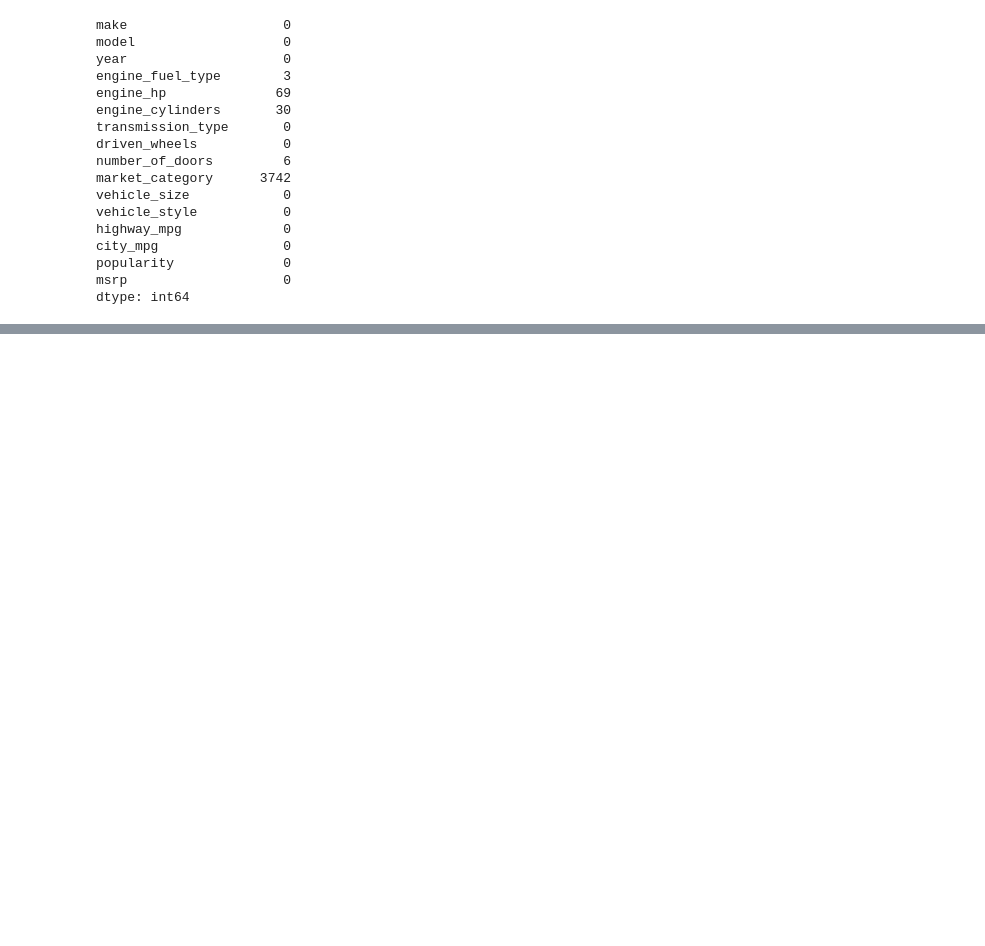
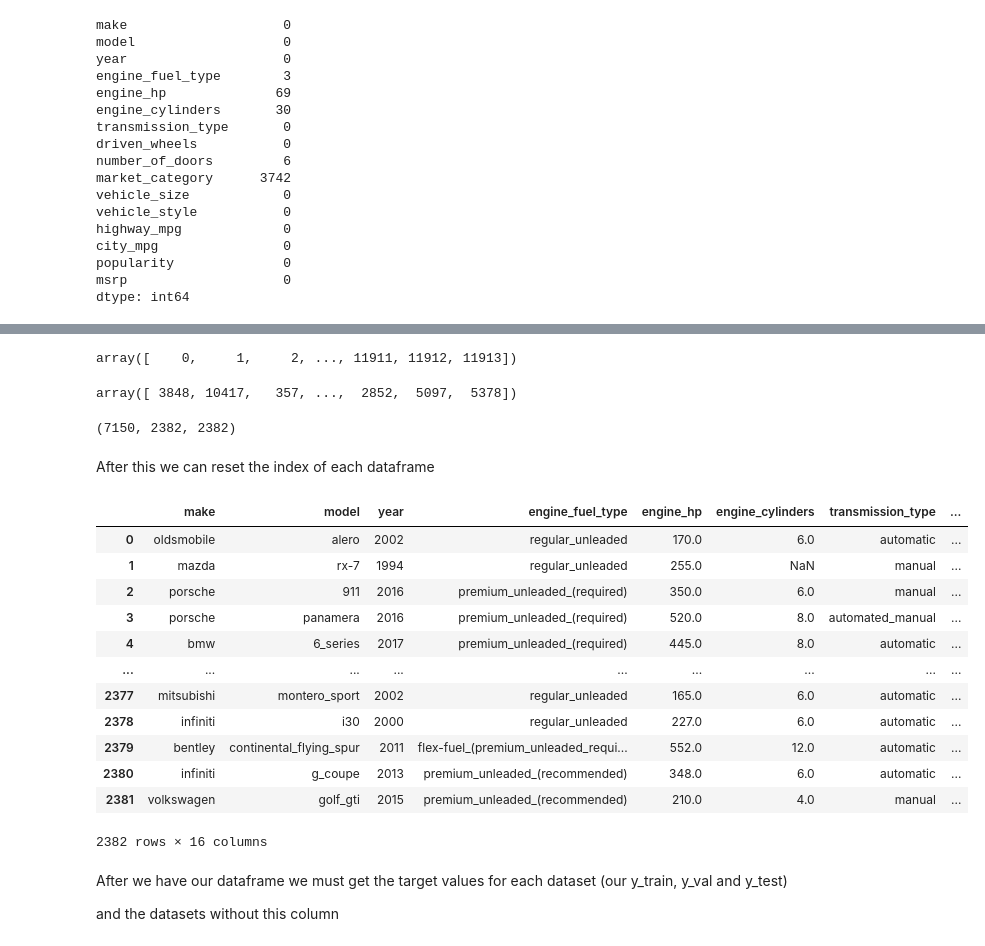
Before and after one commit to juangrau/DTC-ML-course, a Jupyter notebook: mod_2/ml_regression.ipynb, the cells around one changed output, grey strips where cells are left out. Drawn from its saved outputs; the diff is of its cells as text; code cells hidden in the pictures; blank space fills up the shorter version.

```diff
--- a/mod_2/ml_regression.ipynb
+++ b/mod_2/ml_regression.ipynb
@@ -189,0 +209,7 @@ dtype: int64
+# %%
+n = len(df)
+
+n_val = int(n * 0.2)
+n_test = int(n * 0.2)
+n_train = n - n_val - n_test
+print(n_val, n_test, n_train, n_val + n_test + n_train, n)
@@ -189,0 +224,49 @@ dtype: int64
+# %%
+# First we create an arrange with the indexes
+idx = np.arange(n)
+idx
+# %% [output]
+array([    0,     1,     2, ..., 11911, 11912, 11913])
+# %%
+# Then we shuffle it
+np.random.seed(2)
+np.random.shuffle(idx)
+idx
+# %% [output]
+array([ 3848, 10417,   357, ...,  2852,  5097,  5378])
+# %%
+# Now we define the actual datasets
+
+df_train =  df.iloc[idx[:n_train]]
+df_val = df.iloc[idx[n_train:n_train + n_val]]
+df_test = df.iloc[idx[n_train+n_val:]]
+# %%
+len(df_train), len(df_val), len(df_test) # this results matches the lengths defined blocks above
+# %% [output]
+(7150, 2382, 2382)
+# %% [markdown]
+After this we can reset the index of each dataframe
+# %%
+df_train = df_train.reset_index(drop=True)
+df_val = df_val.reset_index(drop=True)
+df_test = df_test.reset_index(drop=True)
+
+df_test
+# %% [output]
+|  | make | model | year | engine_fuel_type | engine_hp | engine_cylinders | transmission_type | ... |
+| 0 | oldsmobile | alero | 2002 | regular_unleaded | 170.0 | 6.0 | automatic | ... |
+| 1 | mazda | rx-7 | 1994 | regular_unleaded | 255.0 | NaN | manual | ... |
+| 2 | porsche | 911 | 2016 | premium_unleaded_(required) | 350.0 | 6.0 | manual | ... |
+| 3 | porsche | panamera | 2016 | premium_unleaded_(required) | 520.0 | 8.0 | automated_manual | ... |
+| 4 | bmw | 6_series | 2017 | premium_unleaded_(required) | 445.0 | 8.0 | automatic | ... |
+| ... | ... | ... | ... | ... | ... | ... | ... | ... |
+| 2377 | mitsubishi | montero_sport | 2002 | regular_unleaded | 165.0 | 6.0 | automatic | ... |
+| 2378 | infiniti | i30 | 2000 | regular_unleaded | 227.0 | 6.0 | automatic | ... |
+| 2379 | bentley | continental_flying_spur | 2011 | flex-fuel_(premium_unleaded_requi... | 552.0 | 12.0 | automatic | ... |
+| 2380 | infiniti | g_coupe | 2013 | premium_unleaded_(recommended) | 348.0 | 6.0 | automatic | ... |
+| 2381 | volkswagen | golf_gti | 2015 | premium_unleaded_(recommended) | 210.0 | 4.0 | manual | ... |
+2382 rows × 16 columns
+# %% [markdown]
+After we have our dataframe we must get the target values for each dataset (our y_train, y_val and y_test)
+
+and the datasets without this column
```
Also changed, not shown: parts of 9 cells of this notebook.
